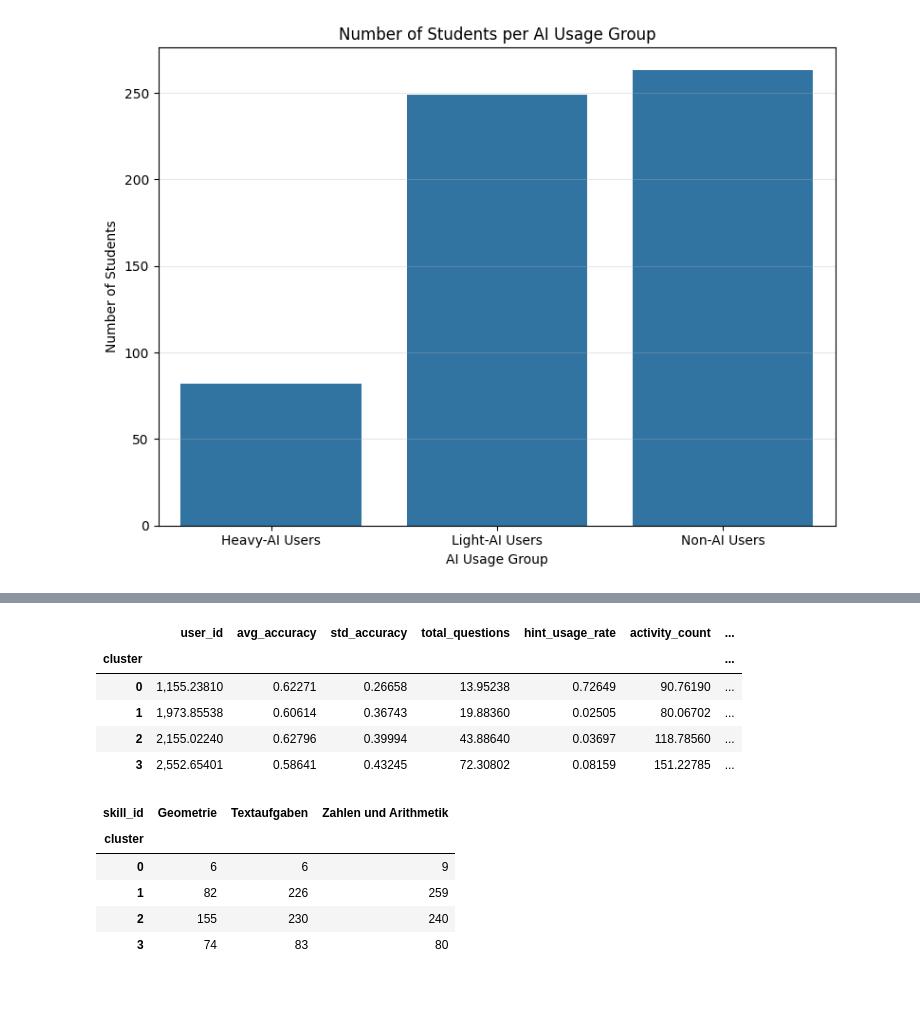
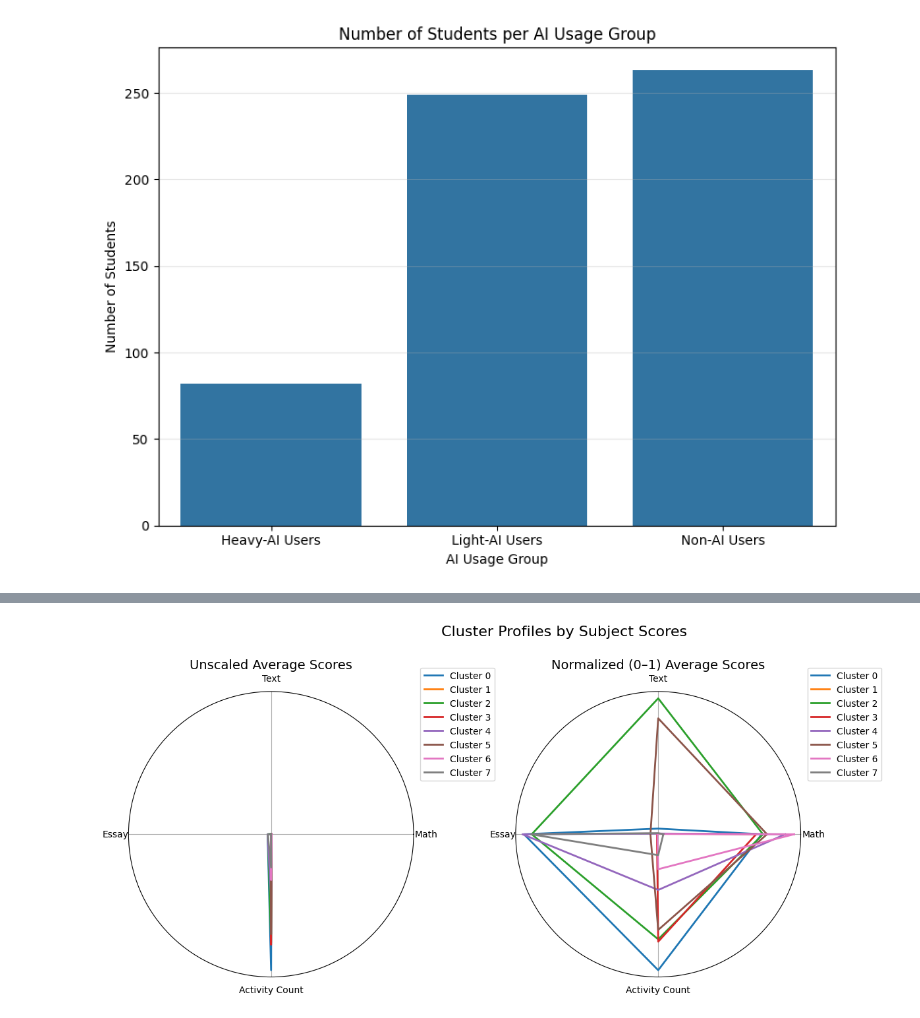
Before and after one commit to fmikov/mlbd-project, a Jupyter notebook: m6_least-squares-most-gains.ipynb, the cells around one changed output, grey strips where cells are left out. Drawn from its saved outputs; the diff is of its cells as text; code cells hidden in the pictures; blank space fills up the shorter version.

```diff
--- a/m6_least-squares-most-gains.ipynb
+++ b/m6_least-squares-most-gains.ipynb
@@ -406,18 +562,62 @@ q1_df_encoded.groupby('cluster').mean(numeric_only=True)
-# %%
-q2_df_encoded.groupby('cluster').mean(numeric_only=True)
-# %% [output]
-|  | user_id | avg_accuracy | std_accuracy | total_questions | hint_usage_rate | activity_count | ... |
-| cluster |  |  |  |  |  |  | ... |
-| 0 | 1,155.23810 | 0.62271 | 0.26658 | 13.95238 | 0.72649 | 90.76190 | ... |
-| 1 | 1,973.85538 | 0.60614 | 0.36743 | 19.88360 | 0.02505 | 80.06702 | ... |
-| 2 | 2,155.02240 | 0.62796 | 0.39994 | 43.88640 | 0.03697 | 118.78560 | ... |
-| 3 | 2,552.65401 | 0.58641 | 0.43245 | 72.30802 | 0.08159 | 151.22785 | ... |
-# %%
-q2_df_encoded.groupby(['cluster', 'skill_id']).size().unstack(fill_value=0)
-# %% [output]
-| skill_id | Geometrie | Textaufgaben | Zahlen und Arithmetik |
-| cluster |  |  |  |
-| 0 | 6 | 6 | 9 |
-| 1 | 82 | 226 | 259 |
-| 2 | 155 | 230 | 240 |
-| 3 | 74 | 83 | 80 |
+# %%
+from sklearn.preprocessing import MinMaxScaler
+
+def plot_cluster_subject_profiles(df_clustered, subject_columns, cluster_col="cluster"):
+    """
+    Creates side-by-side radar plots of cluster-average subject scores,
+    both unscaled and normalized.
+    """
+    # Create readable labels
+    def prettify(label):
+        return label.replace("avg_", "").replace("_score", "").replace("_", " ").title()
+    labels = [prettify(col) for col in subject_columns]
+
+    # Compute cluster mean profiles
+    profiles = df_clustered.groupby(cluster_col)[subject_columns].mean()
+
+    # Normalize for the second plot
+    scaler = MinMaxScaler()
+    profiles_scaled = pd.DataFrame(
+        scaler.fit_transform(profiles),
+        columns=profiles.columns,
+        index=profiles.index
+    )
+
+    # Radar setup
+    num_vars = len(subject_columns)
+    angles = np.linspace(0, 2 * np.pi, num_vars, endpoint=False).tolist()
+    angles += angles[:1]
+    colors = plt.cm.tab10.colors
+
+    fig, axes = plt.subplots(1, 2, figsize=(14, 6), subplot_kw=dict(polar=True))
+
+    # Unscaled plot
+    ax = axes[0]
+    for idx, (cluster, row) in enumerate(profiles.iterrows()):
+        vals = row.tolist() + [row.tolist()[0]]
+        ax.plot(angles, vals, color=colors[idx], linewidth=2, label=f"Cluster {cluster}")
+    ax.set_title("Unscaled Average Scores", fontsize=14)
+    ax.set_xticks(angles[:-1])
+    ax.set_xticklabels(labels, fontsize=10)
+    ax.set_yticks([])
+    ax.legend(loc='upper right', bbox_to_anchor=(1.3, 1.1))
+
+    # Normalized plot
+    ax = axes[1]
+    for idx, (cluster, row) in enumerate(profiles_scaled.iterrows()):
+        vals = row.tolist() + [row.tolist()[0]]
+        ax.plot(angles, vals, color=colors[idx], linewidth=2, label=f"Cluster {cluster}")
+    ax.set_title("Normalized (0–1) Average Scores", fontsize=14)
+    ax.set_xticks(angles[:-1])
+    ax.set_xticklabels(labels, fontsize=10)
+    ax.set_yticks([])
+    ax.legend(loc='upper right', bbox_to_anchor=(1.3, 1.1))
+
+    plt.suptitle("Cluster Profiles by Subject Scores", fontsize=16)
+    plt.tight_layout(rect=[0, 0, 0.85, 1])
+    plt.show()
+
+
+plot_cluster_subject_profiles(results, ["avg_math_score","avg_text_score","avg_essay_score","activity_count"])
+# %% [output]
+[figure, added]
```
Also changed, not shown: parts of 12 cells of this notebook, 3 other files.
